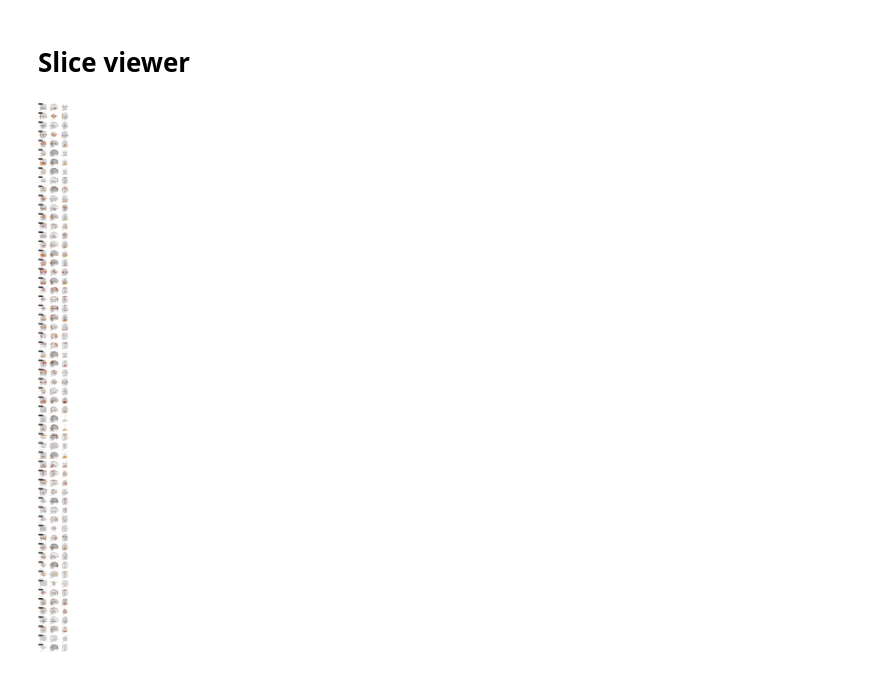
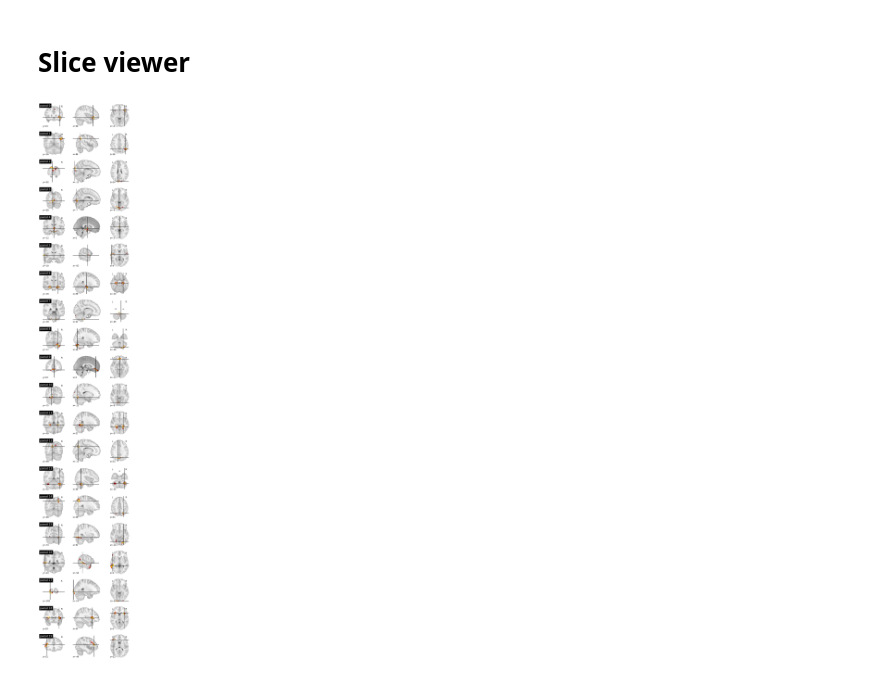
Before and after one commit to courtois-neuromod/cneuromod_embeddings, a Jupyter notebook: visualize_parcels.ipynb, the cells around one changed output. Cells and saved outputs as stored; diff of their text form; code cells hidden in the pictures.

Commit message:
Added a few utilities for visualization, and a notebook showing R2 maps.

```diff
--- a/visualize_parcels.ipynb
+++ b/visualize_parcels.ipynb
@@ -22,3 +16,10 @@ pickle_in.close()
+# %%
+subject = 'sub-03'
+fwhm = '5'
+cluster = 300
+state = 900
+root_data = '/data/cisl/pbellec/cneuromod_embeddings/xp_202011/'
+model, mask_img = load_dypac(subject=subject, root_data=root_data, fwhm=fwhm, cluster=cluster, state=state)
 # %%
 model.components_.shape
 # %% [output]
@@ -26,7 +27,7 @@ model.components_.shape
 # %% [markdown]
 # Interactive viewer
 # %%
-num_comp = 15
+num_comp = 800
 comp = model.masker_.inverse_transform(model.components_[num_comp,:].todense())
 plotting.view_img(comp, threshold=0.1, vmax=1, title="Dwell time: {dt}".format(dt=model.dwell_time_[num_comp]))
 # %% [output]
@@ -35,12 +36,12 @@ plotting.view_img(comp, threshold=0.1, vmax=1, title="Dwell time: {dt}".format(d
 # Slice viewer
 # %%
 from nilearn.plotting import plot_stat_map
-n_comp = 60
+n_comp = 20
 width_fig = 10
 fig = plt.figure(figsize=(width_fig, n_comp*3))
 
 for num_comp in range(0, n_comp):
     comp = model.masker_.inverse_transform(model.components_[num_comp,:].todense())
     plotting.plot_stat_map(comp, display_mode='ortho', axes=plt.subplot(n_comp, 1, num_comp + 1), threshold=0.1, vmax=1, title=f"parcel {num_comp}", colorbar=False)
 # %% [output]
-[figure, old version]
+[figure, new version]
```
Also changed, not shown: parts of 3 cells of this notebook, 3 other files.
